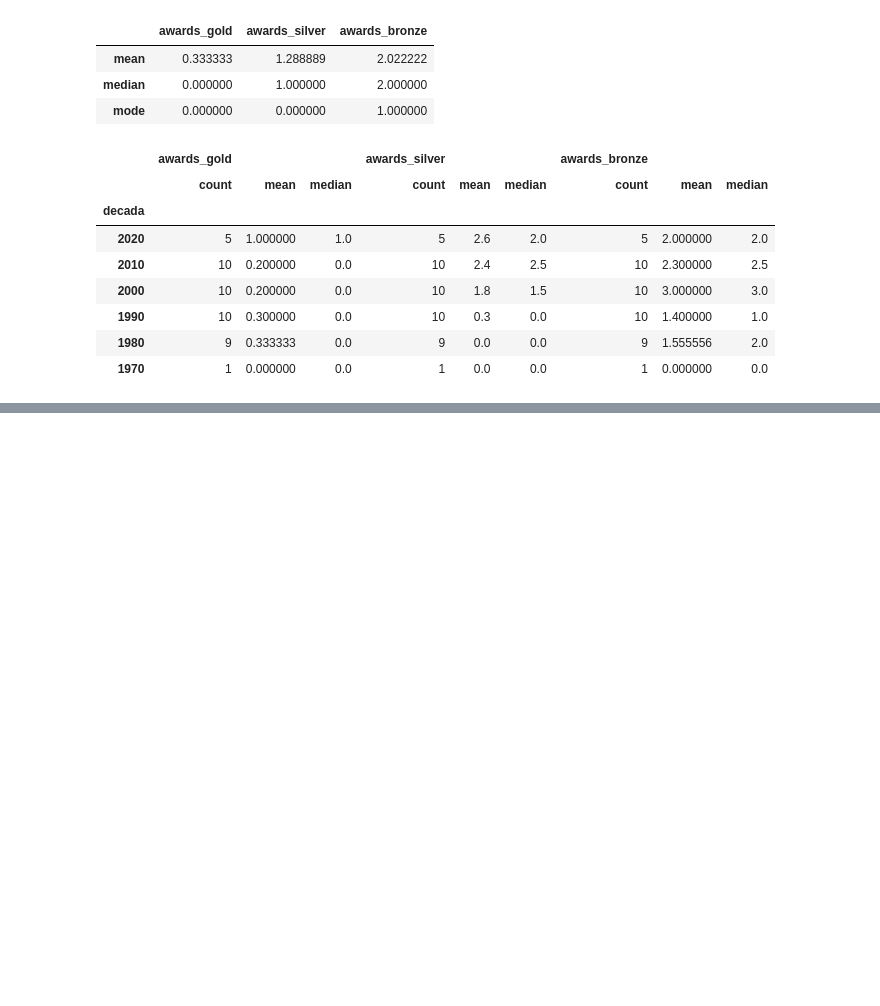
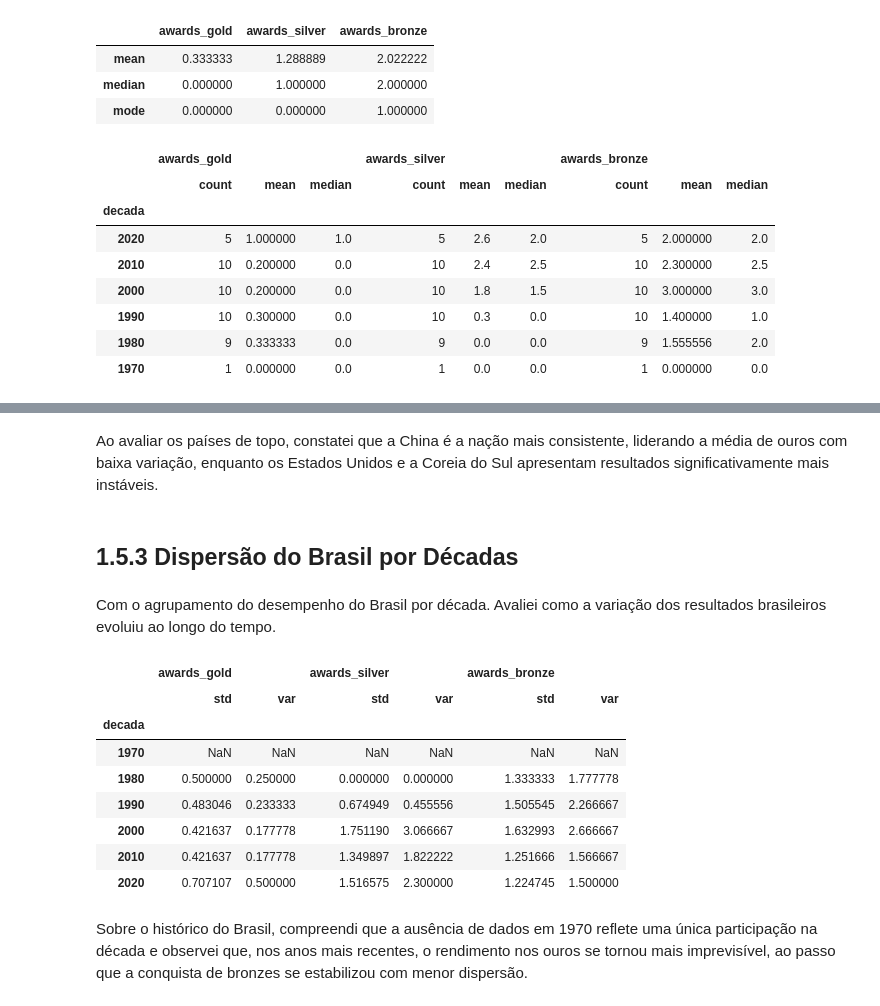
Before and after one commit to MatheusLuna37/IMO-analysis, a Jupyter notebook: teste03.ipynb, the cells around one changed output, grey strips where cells are left out. Cells and saved outputs as stored; diff of their text form; code cells hidden in the pictures; blank space fills up the shorter version.

```diff
--- a/teste03.ipynb
+++ b/teste03.ipynb
@@ -209,0 +284,21 @@ ordenado
+# %% [markdown]
+Ao avaliar os países de topo, constatei que a China é a nação mais consistente, liderando a média de ouros com baixa variação, enquanto os Estados Unidos e a Coreia do Sul apresentam resultados significativamente mais instáveis.
+# %% [markdown]
+## 1.5.3 Dispersão do Brasil por Décadas
+# %% [markdown]
+Com o agrupamento do desempenho do Brasil por década. Avaliei como a variação dos resultados brasileiros evoluiu ao longo do tempo.
+# %%
+resumo_dispersao_br = br.groupby('decada')[medalhas].agg(['std', 'var'])
+display(resumo_dispersao_br)
+# %% [output]
+|  | awards_gold |  | awards_silver |  | awards_bronze |  |
+|  | std | var | std | var | std | var |
+| decada |  |  |  |  |  |  |
+| 1970 | NaN | NaN | NaN | NaN | NaN | NaN |
+| 1980 | 0.500000 | 0.250000 | 0.000000 | 0.000000 | 1.333333 | 1.777778 |
+| 1990 | 0.483046 | 0.233333 | 0.674949 | 0.455556 | 1.505545 | 2.266667 |
+| 2000 | 0.421637 | 0.177778 | 1.751190 | 3.066667 | 1.632993 | 2.666667 |
+| 2010 | 0.421637 | 0.177778 | 1.349897 | 1.822222 | 1.251666 | 1.566667 |
+| 2020 | 0.707107 | 0.500000 | 1.516575 | 2.300000 | 1.224745 | 1.500000 |
+# %% [markdown]
+Sobre o histórico do Brasil, compreendi que a ausência de dados em 1970 reflete uma única participação na década e observei que, nos anos mais recentes, o rendimento nos ouros se tornou mais imprevisível, ao passo que a conquista de bronzes se estabilizou com menor dispersão.
```
Also changed, not shown: parts of 9 cells of this notebook.
